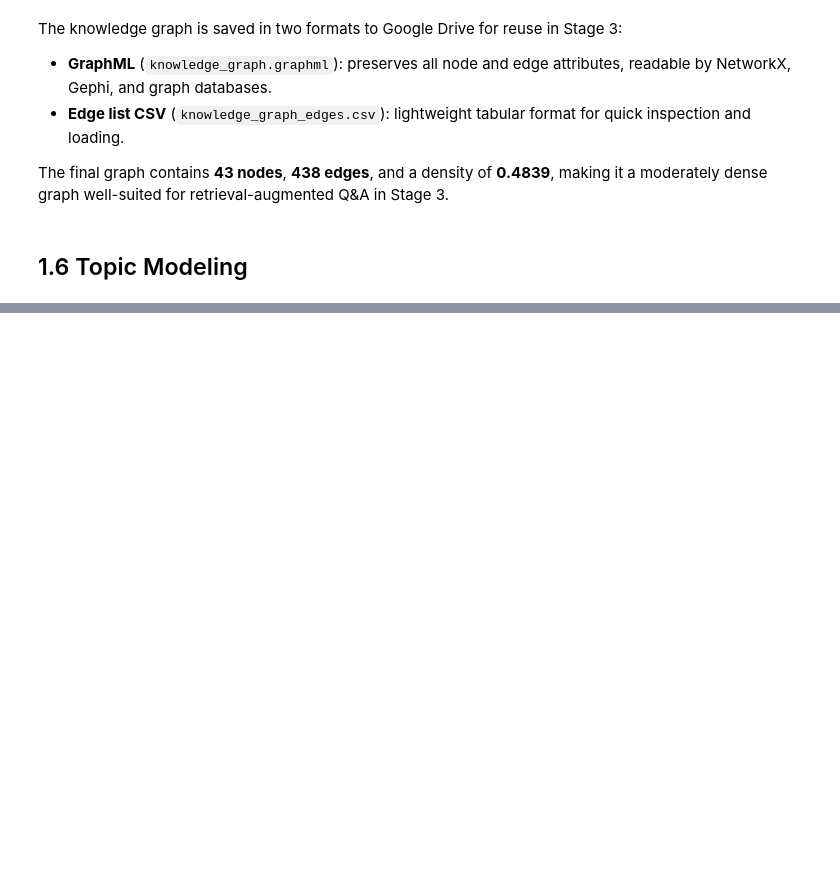
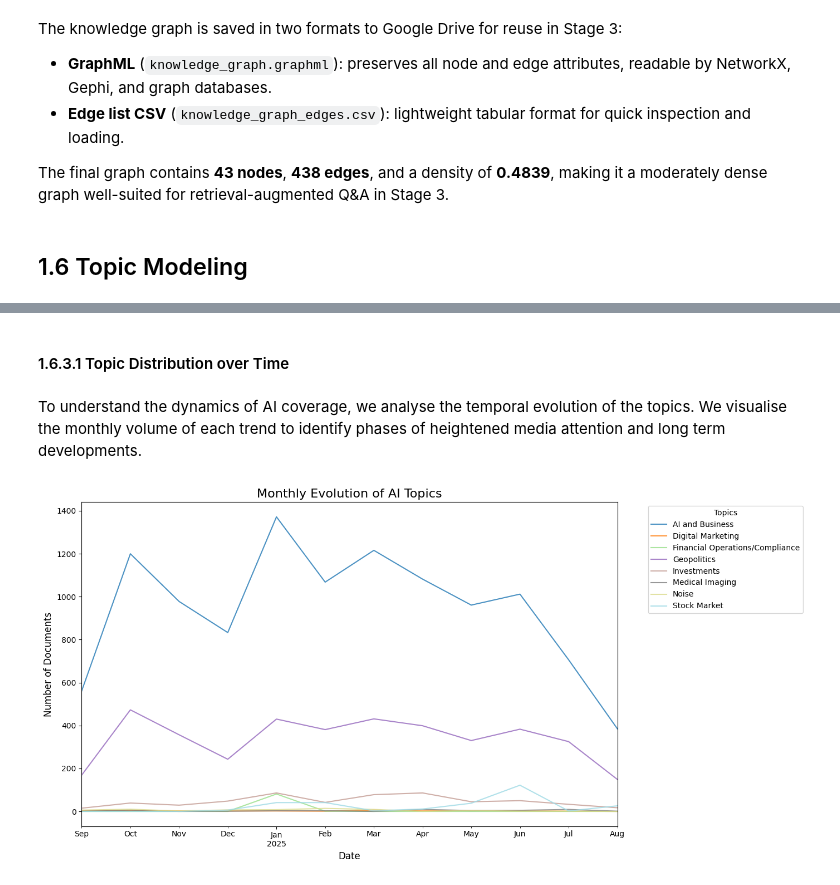
Before and after one commit to Biaancabe/CIP_HS2025_107, a Jupyter notebook: clt.ipynb, the cells around one changed output, grey strips where cells are left out. Saved outputs shown, nothing was run; the diff lists cells and outputs as text; code cells hidden in the pictures; blank space fills up the shorter version.

```diff
--- a/clt.ipynb
+++ b/clt.ipynb
@@ -1981,0 +2251,30 @@ moderately dense graph well-suited for retrieval-augmented Q&A in Stage 3.
+# %%
+# Topic Assignment
+# Calculate the dominant topic for each document and map the labels
+topic_probs = lda_model.transform(dtm)
+df_tm['dominant_topic_idx'] = topic_probs.argmax(axis=1)
+df_tm['topic_label'] = df_tm['dominant_topic_idx'].apply(lambda i: topic_labels_list[i])
+
+# Synchronize Sentiment Data
+df_tm['sentiment'] = df_sent['sentiment']
+
+# Ensure the date column is in datetime format for chronological plotting
+df_tm['date'] = pd.to_datetime(df_tm['date'])
+df_tm['month_year'] = df_tm['date'].dt.to_period('M')
+# %% [markdown]
+#### 1.6.3.1 Topic Distribution over Time
+# %% [markdown]
+To understand the dynamics of AI coverage, we analyse the temporal evolution of the topics. We visualise the monthly volume of each trend to identify phases of heightened media attention and long term developments.
+# %%
+# Visualisation: Topic Distribution Over Time
+plt.figure(figsize=(14, 7))
+time_data = df_tm.groupby(['month_year', 'topic_label']).size().unstack().fillna(0)
+time_data.plot(kind='line', stacked=False, ax=plt.gca(), cmap='tab20', alpha=0.8)
+plt.title('Monthly Evolution of AI Topics', fontsize=16)
+plt.xlabel('Date', fontsize=12)
+plt.ylabel('Number of Documents', fontsize=12)
+plt.legend(title='Topics', bbox_to_anchor=(1.05, 1), loc='upper left')
+plt.tight_layout()
+plt.show()
+# %% [output]
+[figure, added]
```
Also changed, not shown: parts of 90 cells of this notebook.
